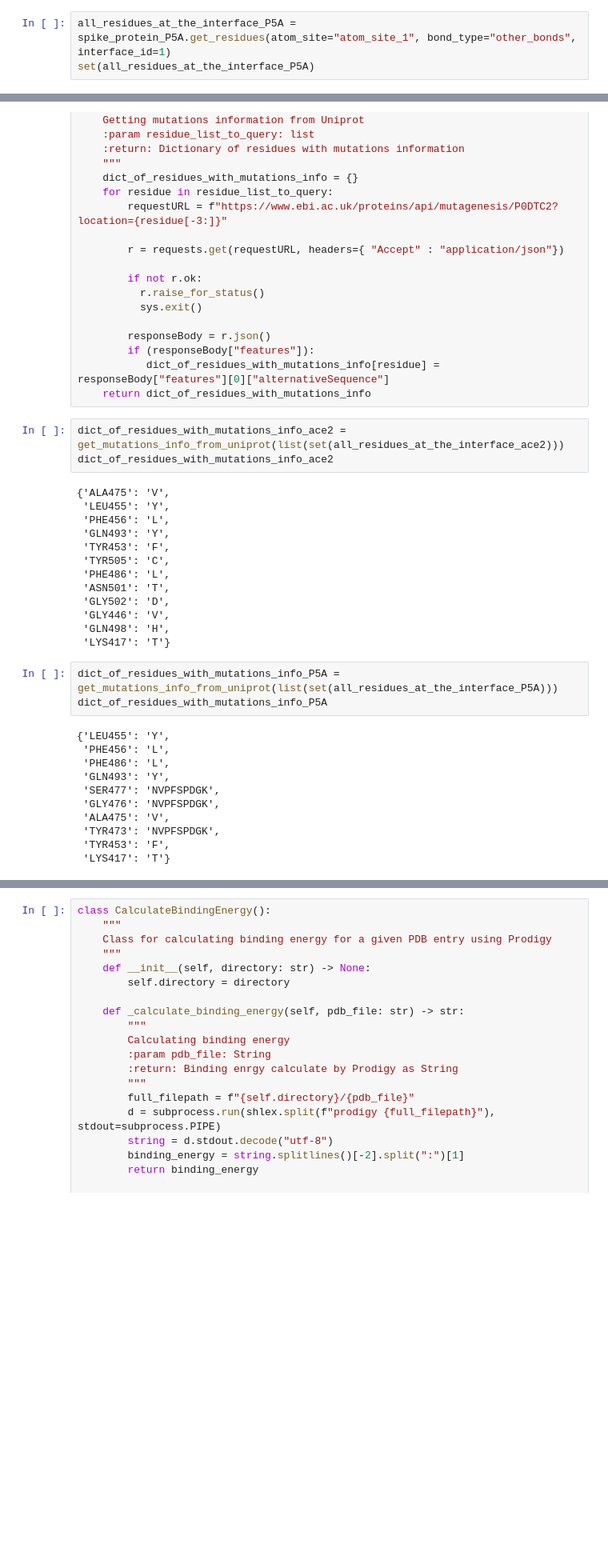
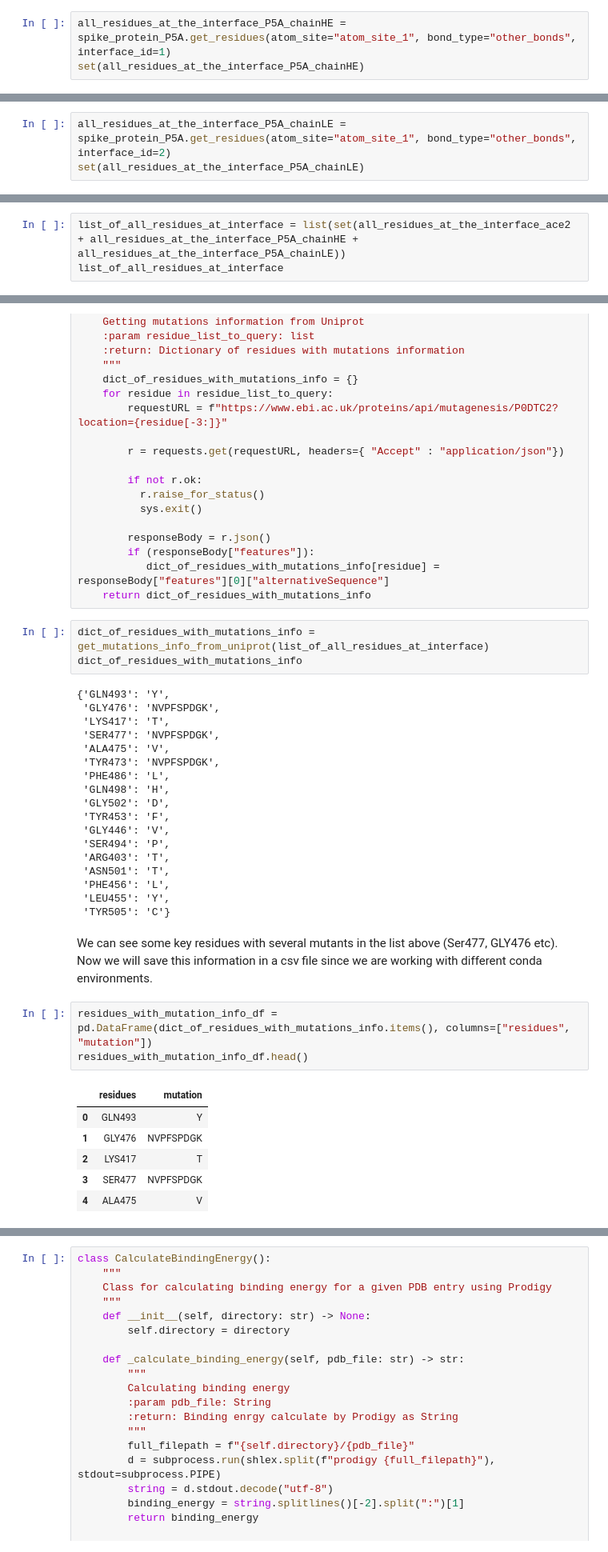
Before and after one commit to abhikmukh/protein_antibody_interface_design_platform, a Jupyter notebook: antibody.ipynb, the cells around one changed output, grey strips where cells are left out. Shown at 80% size. Cells and saved outputs as stored; diff of their text form; blank space fills up the shorter version.

```diff
--- a/antibody.ipynb
+++ b/antibody.ipynb
@@ -191,8 +206,8 @@ Uniprot accesiion id of the chain is {'P0DTC2'}
  'TYR489',
  'TYR505'}
 # %%
-all_residues_at_the_interface_P5A = spike_protein_P5A.get_residues(atom_site="atom_site_1", bond_type="other_bonds", interface_id=1)
-set(all_residues_at_the_interface_P5A)
+all_residues_at_the_interface_P5A_chainHE = spike_protein_P5A.get_residues(atom_site="atom_site_1", bond_type="other_bonds", interface_id=1)
+set(all_residues_at_the_interface_P5A_chainHE)
 # %% [output]
 https://www.ebi.ac.uk/pdbe/api/pisa/interfaces/7chp/1
 Uniprot accesiion id of the chain is {'P0DTC2'}
@@ -215,3 +230,6 @@ Uniprot accesiion id of the chain is {'P0DTC2'}
  'TYR453',
  'TYR473',
  'TYR489'}
+# %%
+all_residues_at_the_interface_P5A_chainLE = spike_protein_P5A.get_residues(atom_site="atom_site_1", bond_type="other_bonds", interface_id=2)
+set(all_residues_at_the_interface_P5A_chainLE)
@@ -217,0 +256,3 @@ Uniprot accesiion id of the chain is {'P0DTC2'}
+# %%
+list_of_all_residues_at_interface = list(set(all_residues_at_the_interface_ace2 + all_residues_at_the_interface_P5A_chainHE + all_residues_at_the_interface_P5A_chainLE))
+list_of_all_residues_at_interface
@@ -239,32 +304,35 @@ def get_mutations_info_from_uniprot(residue_list_to_query: list) -> dict:
            dict_of_residues_with_mutations_info[residue] = responseBody["features"][0]["alternativeSequence"]
     return dict_of_residues_with_mutations_info
 # %%
-dict_of_residues_with_mutations_info_ace2 = get_mutations_info_from_uniprot(list(set(all_residues_at_the_interface_ace2)))
-dict_of_residues_with_mutations_info_ace2
+dict_of_residues_with_mutations_info = get_mutations_info_from_uniprot(list_of_all_residues_at_interface)
+dict_of_residues_with_mutations_info
 # %% [output]
-{'ALA475': 'V',
+{'GLN493': 'Y',
+ 'GLY476': 'NVPFSPDGK',
+ 'LYS417': 'T',
+ 'SER477': 'NVPFSPDGK',
+ 'ALA475': 'V',
+ 'TYR473': 'NVPFSPDGK',
+ 'PHE486': 'L',
+ 'GLN498': 'H',
+ 'GLY502': 'D',
+ 'TYR453': 'F',
+ 'GLY446': 'V',
+ 'SER494': 'P',
+ 'ARG403': 'T',
+ 'ASN501': 'T',
+ 'PHE456': 'L',
  'LEU455': 'Y',
- 'PHE456': 'L',
- 'GLN493': 'Y',
- 'TYR453': 'F',
- 'TYR505': 'C',
- 'PHE486': 'L',
- 'ASN501': 'T',
- 'GLY502': 'D',
- 'GLY446': 'V',
- 'GLN498': 'H',
- 'LYS417': 'T'}
+ 'TYR505': 'C'}
+# %% [markdown]
+We can see some key residues with several mutants in the list above (Ser477, GLY476 etc). Now we will save this information in a csv file since we are working with different conda environments.
 # %%
-dict_of_residues_with_mutations_info_P5A = get_mutations_info_from_uniprot(list(set(all_residues_at_the_interface_P5A)))
-dict_of_residues_with_mutations_info_P5A
+residues_with_mutation_info_df = pd.DataFrame(dict_of_residues_with_mutations_info.items(), columns=["residues", "mutation"])
+residues_with_mutation_info_df.head()
 # %% [output]
-{'LEU455': 'Y',
- 'PHE456': 'L',
- 'PHE486': 'L',
- 'GLN493': 'Y',
- 'SER477': 'NVPFSPDGK',
- 'GLY476': 'NVPFSPDGK',
- 'ALA475': 'V',
- 'TYR473': 'NVPFSPDGK',
- 'TYR453': 'F',
- 'LYS417': 'T'}
+|  | residues | mutation |
+| 0 | GLN493 | Y |
+| 1 | GLY476 | NVPFSPDGK |
+| 2 | LYS417 | T |
+| 3 | SER477 | NVPFSPDGK |
+| 4 | ALA475 | V |
```
Also changed, not shown: parts of 54 cells of this notebook.
